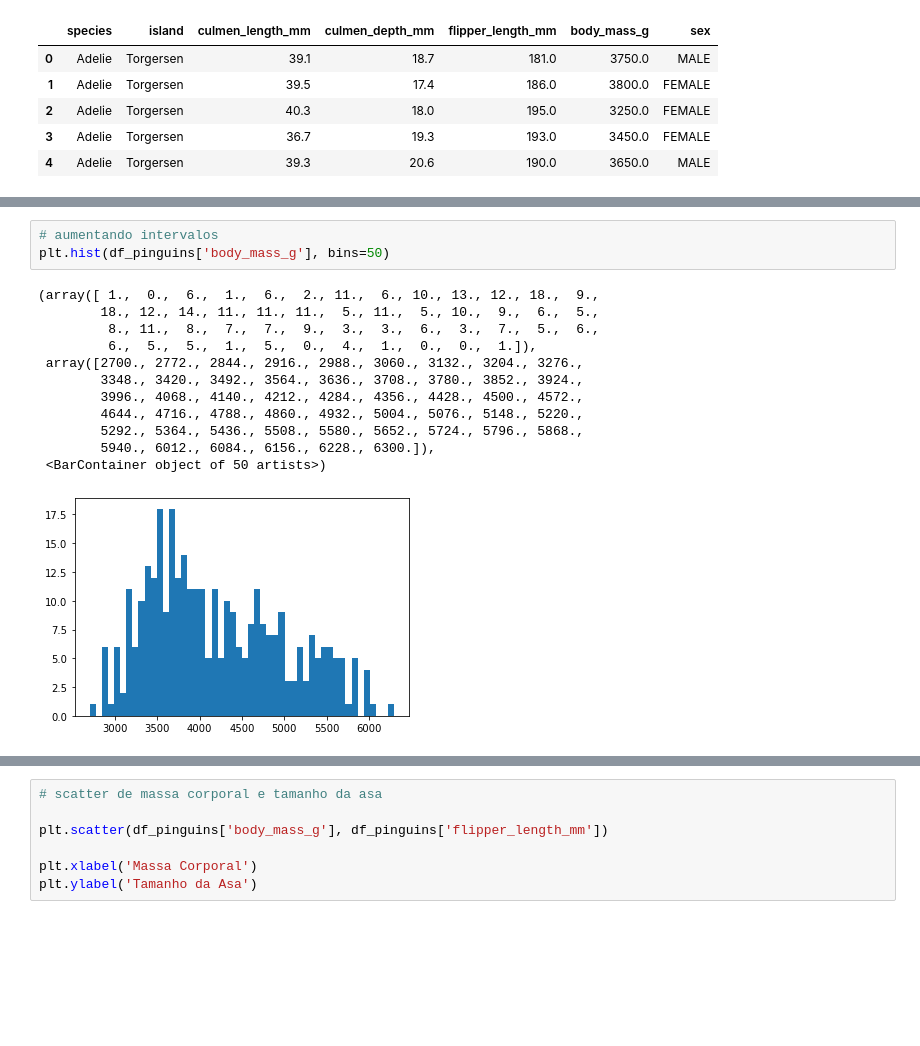
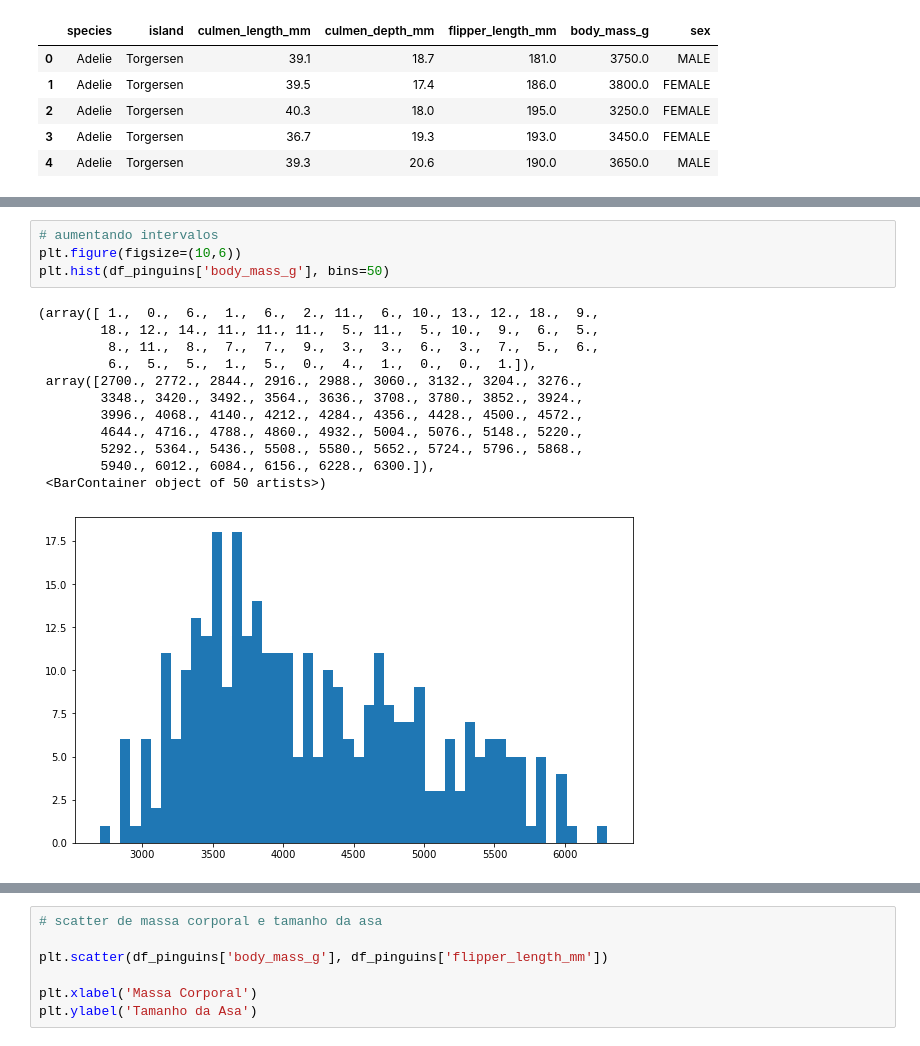
Before and after one commit to Alaksandu/IntroductionDataSciencePython, a Jupyter notebook: FixandoConteudo.ipynb, the cells around one changed output, grey strips where cells are left out. Cells and saved outputs as stored; diff of their text form; blank space fills up the shorter version.

```diff
--- a/FixandoConteudo.ipynb
+++ b/FixandoConteudo.ipynb
@@ -289,18 +292,19 @@ plt.hist(df_pinguins['body_mass_g'])
 # %%
 # aumentando intervalos
+plt.figure(figsize=(10,6))
 plt.hist(df_pinguins['body_mass_g'], bins=50)
 # %% [output]
 (array([ 1.,  0.,  6.,  1.,  6.,  2., 11.,  6., 10., 13., 12., 18.,  9.,
         18., 12., 14., 11., 11., 11.,  5., 11.,  5., 10.,  9.,  6.,  5.,
          8., 11.,  8.,  7.,  7.,  9.,  3.,  3.,  6.,  3.,  7.,  5.,  6.,
          6.,  5.,  5.,  1.,  5.,  0.,  4.,  1.,  0.,  0.,  1.]),
  array([2700., 2772., 2844., 2916., 2988., 3060., 3132., 3204., 3276.,
         3348., 3420., 3492., 3564., 3636., 3708., 3780., 3852., 3924.,
         3996., 4068., 4140., 4212., 4284., 4356., 4428., 4500., 4572.,
         4644., 4716., 4788., 4860., 4932., 5004., 5076., 5148., 5220.,
         5292., 5364., 5436., 5508., 5580., 5652., 5724., 5796., 5868.,
         5940., 6012., 6084., 6156., 6228., 6300.]),
  <BarContainer object of 50 artists>)
-[figure, old version]
+[figure, new version]
 # %%
 # um gráfico de dispersão com scatter
```
Also changed, not shown: parts of 6 cells of this notebook, 14 other files.
